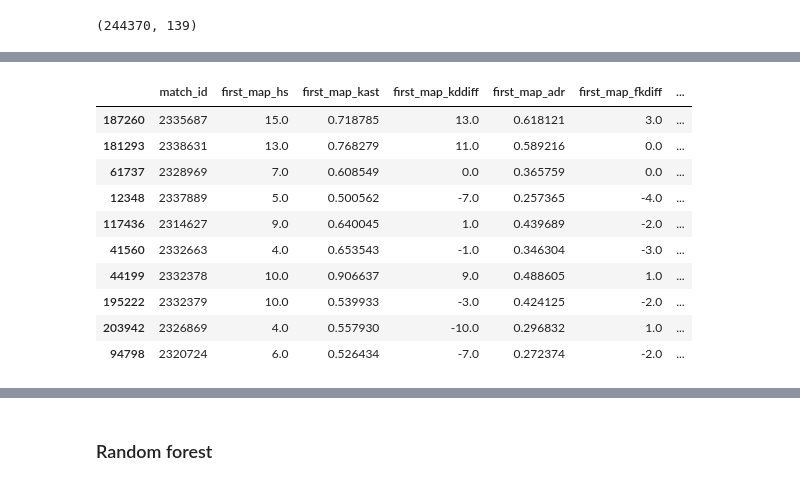
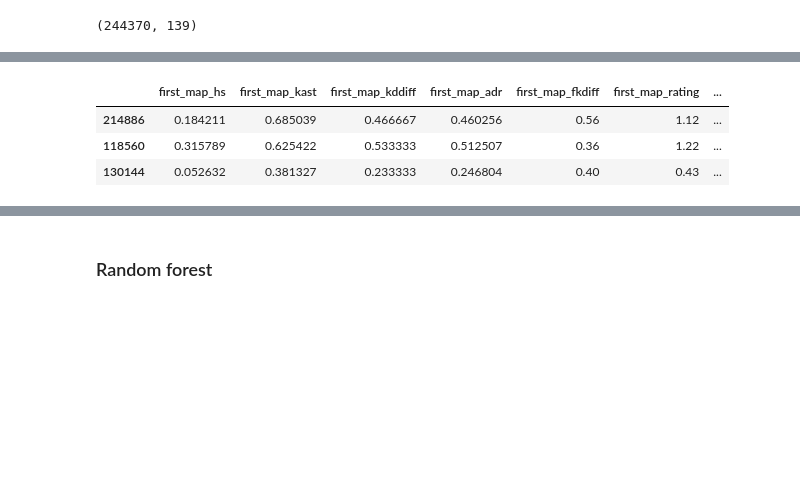
Before and after one commit to UlisesCravero/tp_ml_Cravero_Pautasso, a Jupyter notebook: tp2_EDA-Copy1.ipynb, the cells around one changed output, grey strips where cells are left out. Cells and saved outputs as stored; diff of their text form; code cells hidden in the pictures; blank space fills up the shorter version.

```diff
--- a/tp2_EDA-Copy1.ipynb
+++ b/tp2_EDA-Copy1.ipynb
@@ -189,8 +161,8 @@ for index, registro in players_nuevo.iterrows():
 # Elimina los registros en un solo paso
 players_nuevo.drop(indices_a_eliminar, inplace=True)
 
-#borramos tambien las columnas team y opponent que ya no utilizamos
-players_nuevo.drop(columns=['team', 'opponent'],axis=1,inplace=True)
+#borramos tambien las columnas match_id, team y opponent que ya no utilizamos
+players_nuevo.drop(columns=['team', 'opponent', 'match_id'],axis=1,inplace=True)
 
-players_nuevo.sample(40)
+players_nuevo.sample(3)
 # %% [output]
@@ -218,6 +177,6 @@ players_nuevo.shape
 # %%
-#ver de hacer normalization de algunas columnan)
-columnas_a_normalizar = ['first_map_kast', 'first_map_adr', 'team_ranking', 'opponent_ranking']
+# normalizamos todas las columnas necesarias
+columnas_a_normalizar = ['first_map_hs','first_map_kast', 'first_map_kddiff', 'first_map_adr', 'first_map_fkdiff', 'team_ranking', 'opponent_ranking']
 
 # Crear un objeto MinMaxScaler para normalizar las columnas
 scaler = preprocessing.MinMaxScaler()
@@ -236,18 +195,11 @@ for index, registro in players_nuevo.iterrows():
 # Elimina los registros en un solo paso
 players_nuevo.drop(indices_a_eliminar, inplace=True)
 # %%
-players_nuevo.sample(10)
+players_nuevo.sample(3)
 # %% [output]
-|  | match_id | first_map_hs | first_map_kast | first_map_kddiff | first_map_adr | first_map_fkdiff | ... |
-| 187260 | 2335687 | 15.0 | 0.718785 | 13.0 | 0.618121 | 3.0 | ... |
-| 181293 | 2338631 | 13.0 | 0.768279 | 11.0 | 0.589216 | 0.0 | ... |
-| 61737 | 2328969 | 7.0 | 0.608549 | 0.0 | 0.365759 | 0.0 | ... |
-| 12348 | 2337889 | 5.0 | 0.500562 | -7.0 | 0.257365 | -4.0 | ... |
-| 117436 | 2314627 | 9.0 | 0.640045 | 1.0 | 0.439689 | -2.0 | ... |
-| 41560 | 2332663 | 4.0 | 0.653543 | -1.0 | 0.346304 | -3.0 | ... |
-| 44199 | 2332378 | 10.0 | 0.906637 | 9.0 | 0.488605 | 1.0 | ... |
-| 195222 | 2332379 | 10.0 | 0.539933 | -3.0 | 0.424125 | -2.0 | ... |
-| 203942 | 2326869 | 4.0 | 0.557930 | -10.0 | 0.296832 | 1.0 | ... |
-| 94798 | 2320724 | 6.0 | 0.526434 | -7.0 | 0.272374 | -2.0 | ... |
+|  | first_map_hs | first_map_kast | first_map_kddiff | first_map_adr | first_map_fkdiff | first_map_rating | ... |
+| 214886 | 0.184211 | 0.685039 | 0.466667 | 0.460256 | 0.56 | 1.12 | ... |
+| 118560 | 0.315789 | 0.625422 | 0.533333 | 0.512507 | 0.36 | 1.22 | ... |
+| 130144 | 0.052632 | 0.381327 | 0.233333 | 0.246804 | 0.40 | 0.43 | ... |
 # %%
 # por ultimo, convertimos second_map_kddiff en las etiquetas 1 o 0 dependiendo si son positivas o negativas, respectivamente
```
Also changed, not shown: parts of 33 cells of this notebook.
